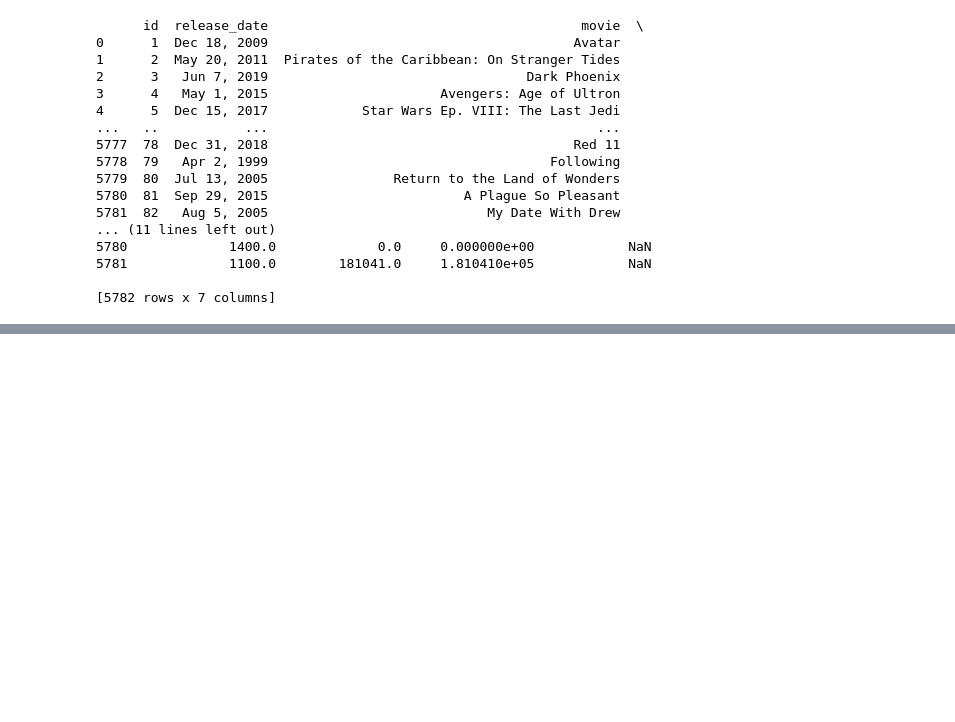
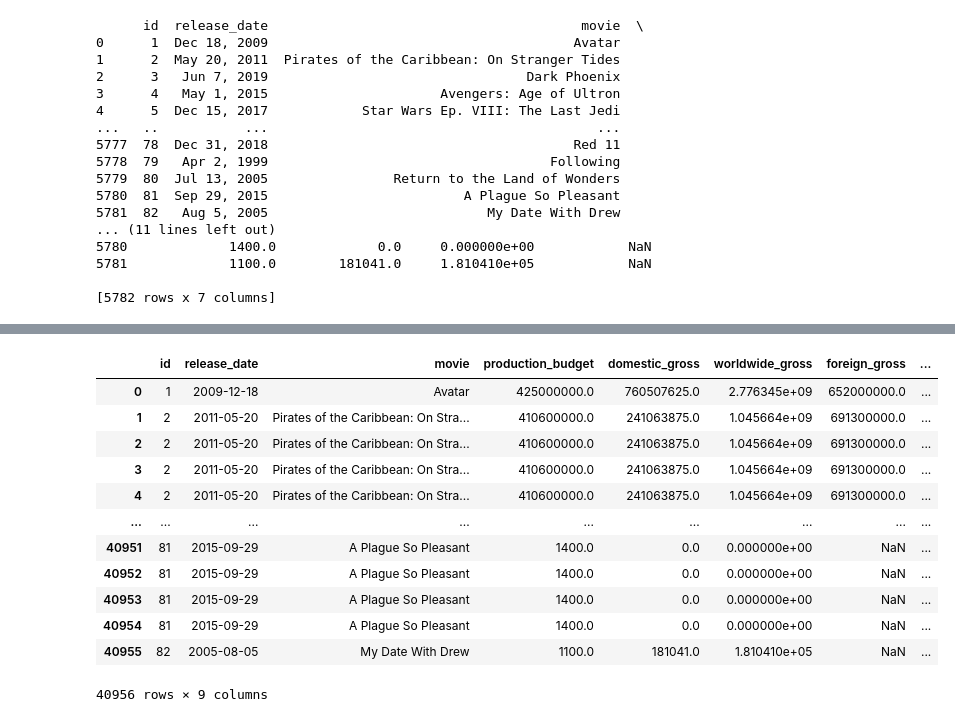
Before and after one commit to ElizabethMasai/dsc-phase-1-project-v2-4, a Jupyter notebook: student.ipynb, the cells around one changed output, grey strips where cells are left out. Cells and saved outputs as stored; diff of their text form; code cells hidden in the pictures; blank space fills up the shorter version.

```diff
--- a/student.ipynb
+++ b/student.ipynb
@@ -234,0 +274,9 @@ df.drop_duplicates(subset=['original_title','title' ],keep='last')
+# %%
+# Convert the 'release_date' column to datetime objects
+df['release_date'] = pd.to_datetime(df['release_date'])
+
+# Extract month and create new column 'release_month' as integer
+df['release_month'] = df['release_date'].dt.month
+
+# Print the DataFrame to verify the changes
+print(df)
@@ -492,3 +594,12 @@ print(df2)
 5781             1100.0        181041.0     1.810410e+05            NaN
 
 [5782 rows x 7 columns]
+# %%
+## Convert 'release_date' column to datetime format
+df['release_date'] = pd.to_datetime(df['release_date'])
+
+# Extract month and create new column 'release_month' with month names
+df['release_month'] = df['release_date'].dt.strftime('%b')
+
+# Print the DataFrame to verify the changes
+print(df)
@@ -521,0 +693,5 @@ print(df2)
+# %%
+merged_df = pd.merge(df2, df[['release_date', 'title']], on='release_date', how='left')
+
+# Display the merged DataFrame
+print(merged_df)
@@ -521,0 +716,16 @@ print(df2)
+# %%
+merged_df.loc[0: ,]
+# %% [output]
+|  | id | release_date | movie | production_budget | domestic_gross | worldwide_gross | foreign_gross | ... |
+| 0 | 1 | 2009-12-18 | Avatar | 425000000.0 | 760507625.0 | 2.776345e+09 | 652000000.0 | ... |
+| 1 | 2 | 2011-05-20 | Pirates of the Caribbean: On Stra... | 410600000.0 | 241063875.0 | 1.045664e+09 | 691300000.0 | ... |
+| 2 | 2 | 2011-05-20 | Pirates of the Caribbean: On Stra... | 410600000.0 | 241063875.0 | 1.045664e+09 | 691300000.0 | ... |
+| 3 | 2 | 2011-05-20 | Pirates of the Caribbean: On Stra... | 410600000.0 | 241063875.0 | 1.045664e+09 | 691300000.0 | ... |
+| 4 | 2 | 2011-05-20 | Pirates of the Caribbean: On Stra... | 410600000.0 | 241063875.0 | 1.045664e+09 | 691300000.0 | ... |
+| ... | ... | ... | ... | ... | ... | ... | ... | ... |
+| 40951 | 81 | 2015-09-29 | A Plague So Pleasant | 1400.0 | 0.0 | 0.000000e+00 | NaN | ... |
+| 40952 | 81 | 2015-09-29 | A Plague So Pleasant | 1400.0 | 0.0 | 0.000000e+00 | NaN | ... |
+| 40953 | 81 | 2015-09-29 | A Plague So Pleasant | 1400.0 | 0.0 | 0.000000e+00 | NaN | ... |
+| 40954 | 81 | 2015-09-29 | A Plague So Pleasant | 1400.0 | 0.0 | 0.000000e+00 | NaN | ... |
+| 40955 | 82 | 2005-08-05 | My Date With Drew | 1100.0 | 181041.0 | 1.810410e+05 | NaN | ... |
+40956 rows × 9 columns
```
Also changed, not shown: parts of 22 cells of this notebook.
